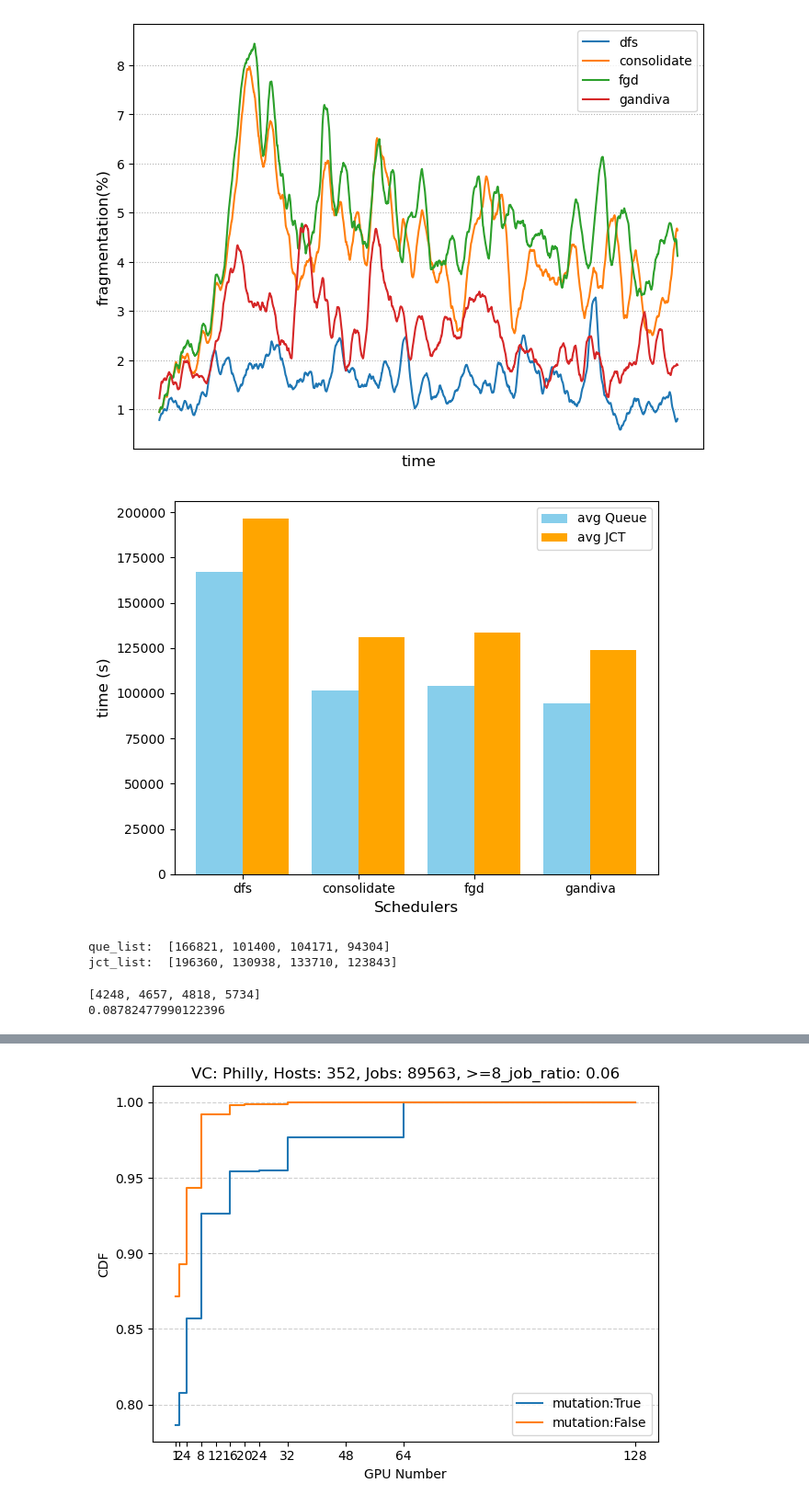
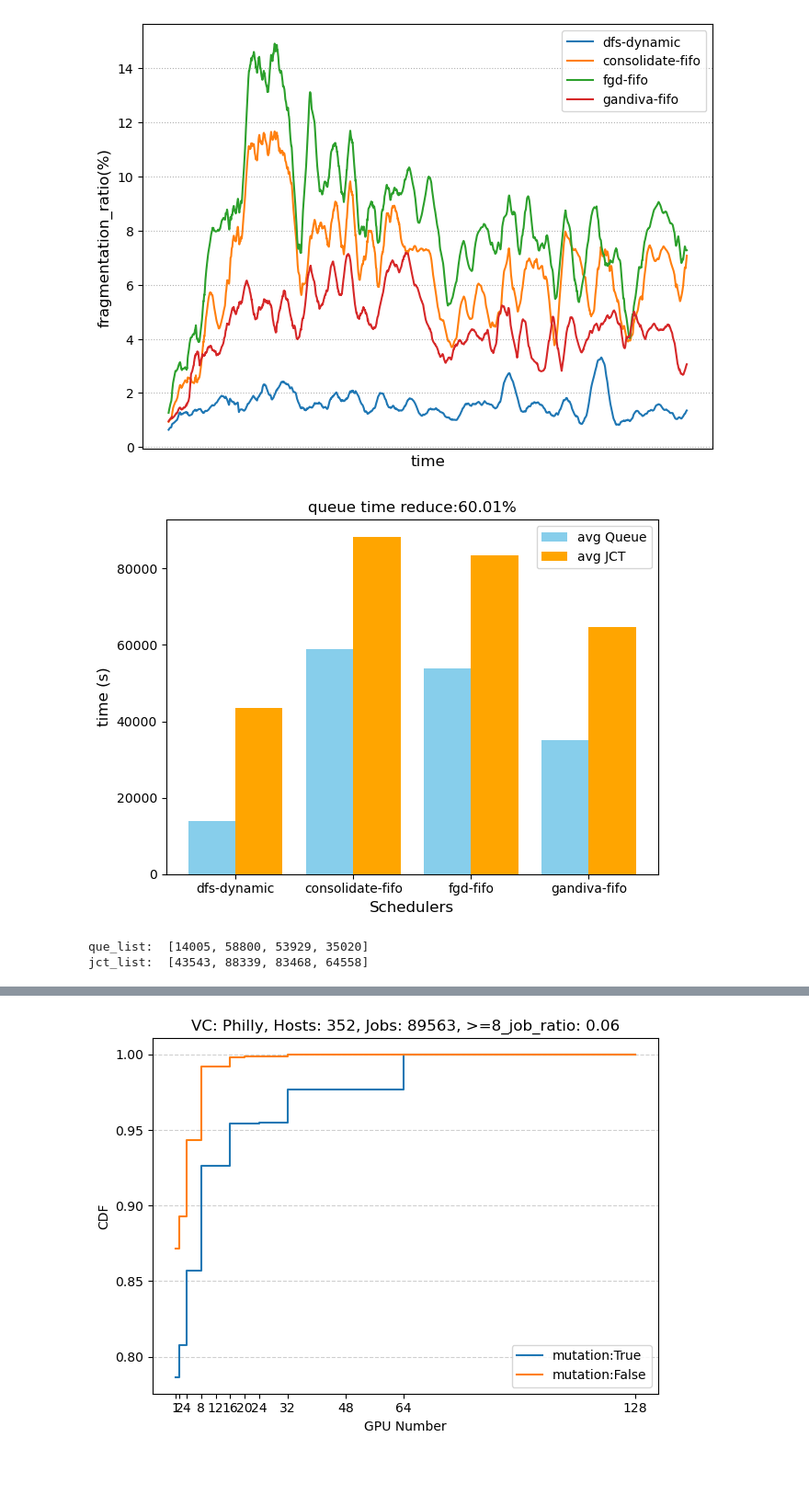
Before and after one commit to CUG-nhf/simulator, a Jupyter notebook: plot/Philly_plot.ipynb, the cells around one changed output, grey strips where cells are left out. Shown: that part at 92% size. Cells and saved outputs as stored; diff of their text form; code cells hidden in the pictures; blank space fills up the shorter version.

```diff
--- a/plot/Philly_plot.ipynb
+++ b/plot/Philly_plot.ipynb
@@ -22,30 +31,32 @@ with open(file_path, "r", encoding="utf-8") as file:
 # 输出结果
 print(f"含有 'MIGRATE' 的行的数量: {migrate_count}")
 # %%
-# schedulers = ["defragS_fifo","fifo_consolidate", "fifo_FGD", "gandiva_fifo"]
-# labels = ["dfs-fifo", "consolidate-fifo", "fgd-fifo", "gandiva-fifo"]
+schedulers = ["defragS_dynamic","fifo_consolidate", "fifo_FGD", "gandiva_fifo"]
+labels = ["dfs-dynamic", "consolidate-fifo", "fgd-fifo", "gandiva-fifo"]
+log_dir = "/data/nihaifeng/log/test/Philly"
 
-schedulers = ["defragS_sdf", "sjf_consolidate", "sjf_FGD", "gandiva_sjf"]
-labels = ["dfs", "consolidate", "fgd", "gandiva"]
+# schedulers = ["defragS_sdf", "sjf_consolidate", "sjf_FGD", "gandiva_sjf", "defragS_sjf", "defragS_short"]
+# labels = ["dfs-sdf", "consolidate", "fgd", "gandiva", "dfs-sjf", "dfs-srf"]
+# log_dir = "/data/nihaifeng/log/Philly_sjf"
 
-log_dir = "/data/nihaifeng/log/test"
 saving = False
 window_size = 60 * 24 * 1
 
+utilization = 'fragmentation_ratio' #
 fig = plt.figure(figsize=(8,6))
 for idx, scheduler in enumerate(schedulers):
 	df = pd.read_csv(log_dir+f'/Philly_{scheduler}/all/{scheduler}_all_seq.csv')
-	y = df['fragmentation_ration']*100
+	y = df[utilization]*100
 	plt.plot(df['time'], y.rolling(window=window_size).mean(), label=labels[idx])
 
 plt.xlabel('time', fontsize=12)
 plt.xticks([])
-plt.ylabel('fragmentation(%)', fontsize=12)
+plt.ylabel(f'{utilization}(%)', fontsize=12)
 plt.legend(loc='best', fontsize=10)
 plt.grid(linestyle=':')
 plt.show()
 # %% [output]
-[figure, old version]
+[figure, new version]
 # %%
 que_list, jct_list = [], []
 for scheduler in schedulers:
@@ -54,42 +65,37 @@ for scheduler in schedulers:
 	df = pd.read_csv(log_dir+f'/Philly_{scheduler}/que_avg.csv')
 	que_list.append(df.iloc[len(df)-1, 1])
 
 
 # 设置柱状图的宽度和位置
 x_indices = np.arange(len(schedulers))  # x 轴位置
 bar_width = 0.4  # 每个柱的宽度
 
 
 # 绘制两组柱状图
 plt.bar(x_indices - bar_width/2, que_list, bar_width, label='avg Queue', color='skyblue')
 plt.bar(x_indices + bar_width/2, jct_list, bar_width, label='avg JCT', color='orange')
 
 # 设置 x 轴标签
 plt.xticks(x_indices, labels)
 # plt.yticks([])
 
 # 添加标题和坐标轴标签
 plt.xlabel("Schedulers", fontsize=12)
 plt.ylabel("time (s)", fontsize=12)
 
 # 添加图例
 plt.legend()
 
 # 显示图表
+dfs = que_list[0]
+tmp = que_list[1:]
+plt.title( f'queue time reduce:{(min(tmp)-dfs)/min(tmp)*100:.2f}%', fontsize=12)
 plt.tight_layout()
 plt.show()
 print("que_list: ", que_list)
 print("jct_list: ", jct_list)
 # %% [output]
-[figure, old version]
+[figure, new version]
-que_list:  [166821, 101400, 104171, 94304]
-jct_list:  [196360, 130938, 133710, 123843]
+que_list:  [14005, 58800, 53929, 35020]
+jct_list:  [43543, 88339, 83468, 64558]
-# %%
-tmp = que_list.copy()
-tmp.sort()
-print(tmp)
-print((tmp[1]-tmp[0])/tmp[1])
-# %% [output]
-[4248, 4657, 4818, 5734]
-0.08782477990122396
 # %%
```
Also changed, not shown: parts of 11 cells of this notebook, 13 other files.
